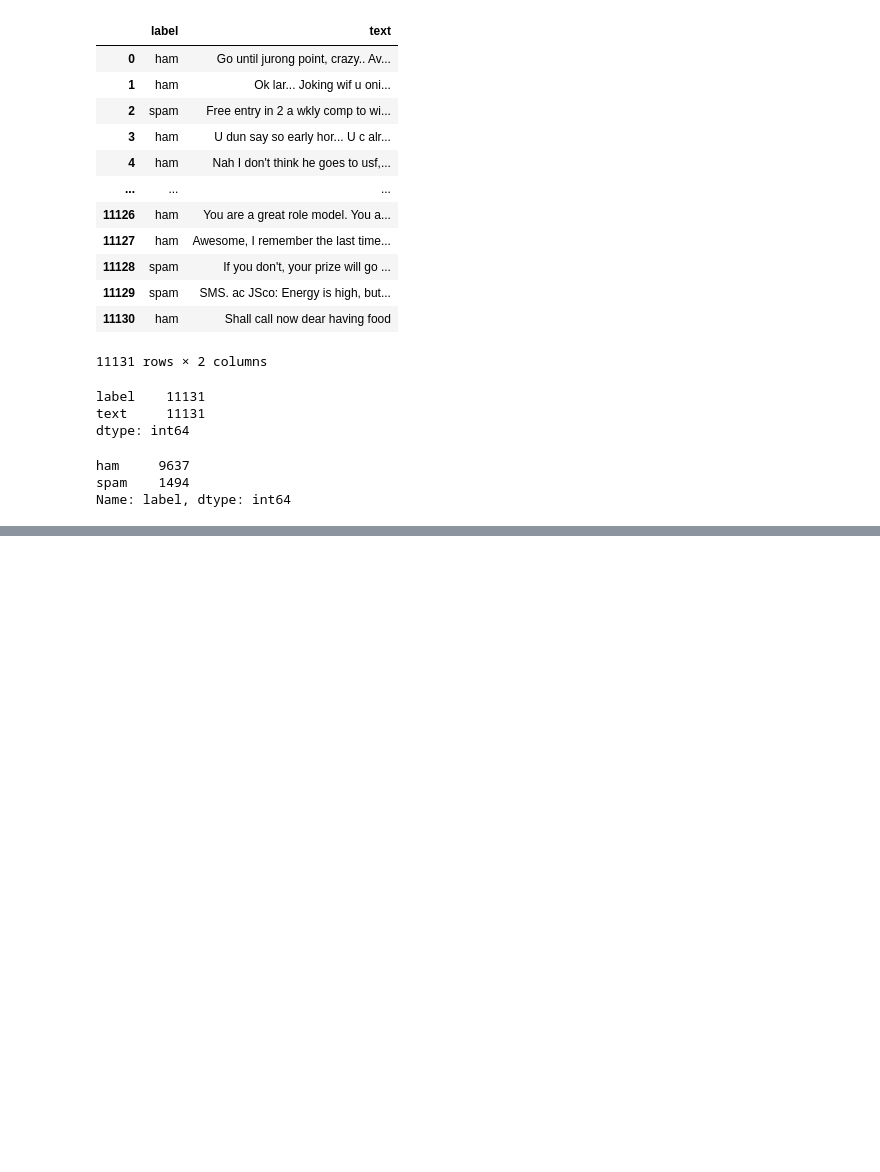
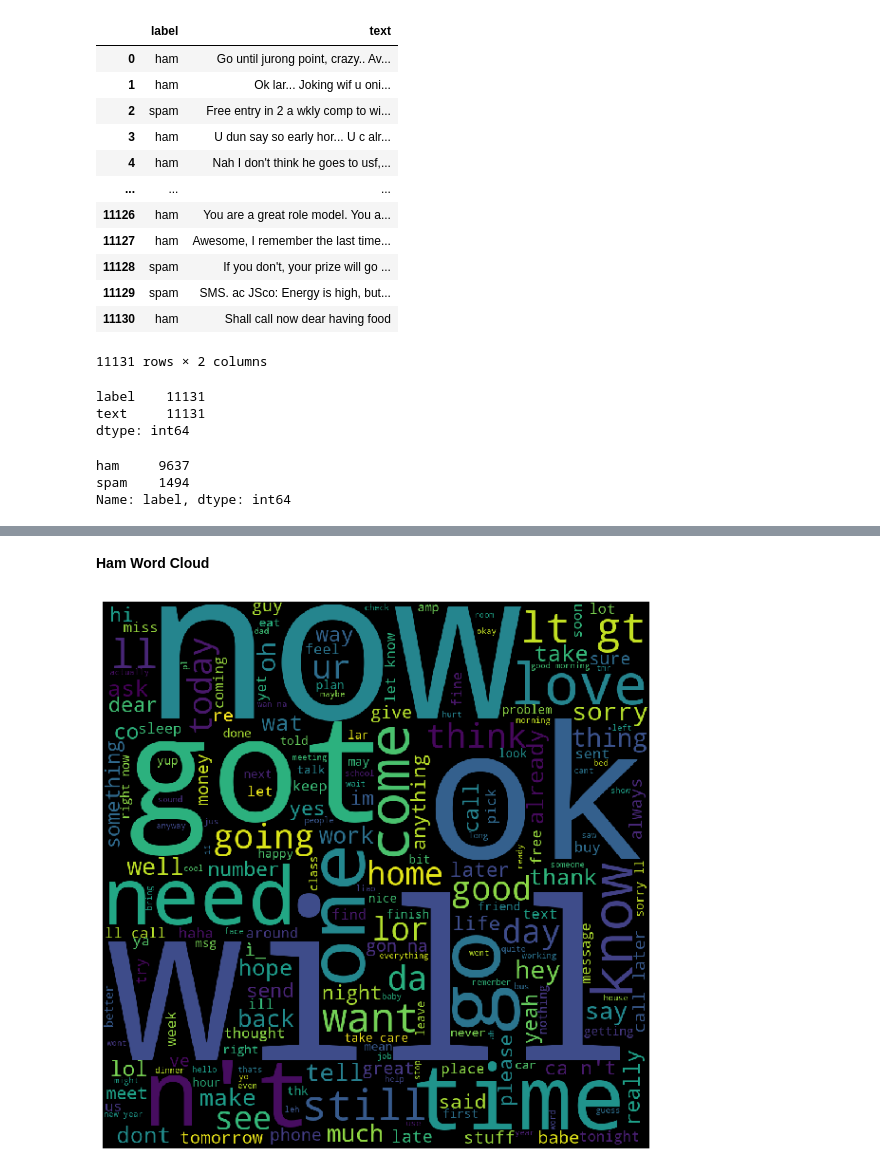
Before and after one commit to PrajjawalBanati/SMS-Spam-Classifier, a Jupyter notebook: SMS-spam-classifier.ipynb, the cells around one changed output, grey strips where cells are left out. Cells and saved outputs as stored; diff of their text form; code cells hidden in the pictures; blank space fills up the shorter version.

```diff
--- a/SMS-spam-classifier.ipynb
+++ b/SMS-spam-classifier.ipynb
@@ -78,0 +167,11 @@ Name: label, dtype: int64
+# %% [markdown]
+<b>Ham Word Cloud</b>
+# %%
+hamcloud=WordCloud(width=1000,height=1000).generate(ham_words)
+plt.figure( figsize=(10,8), facecolor='w')
+plt.imshow(hamcloud)
+plt.axis("off")
+plt.tight_layout(pad=0)
+plt.show()
+# %% [output]
+[figure, added]
```
Also changed, not shown: parts of 35 cells of this notebook.
